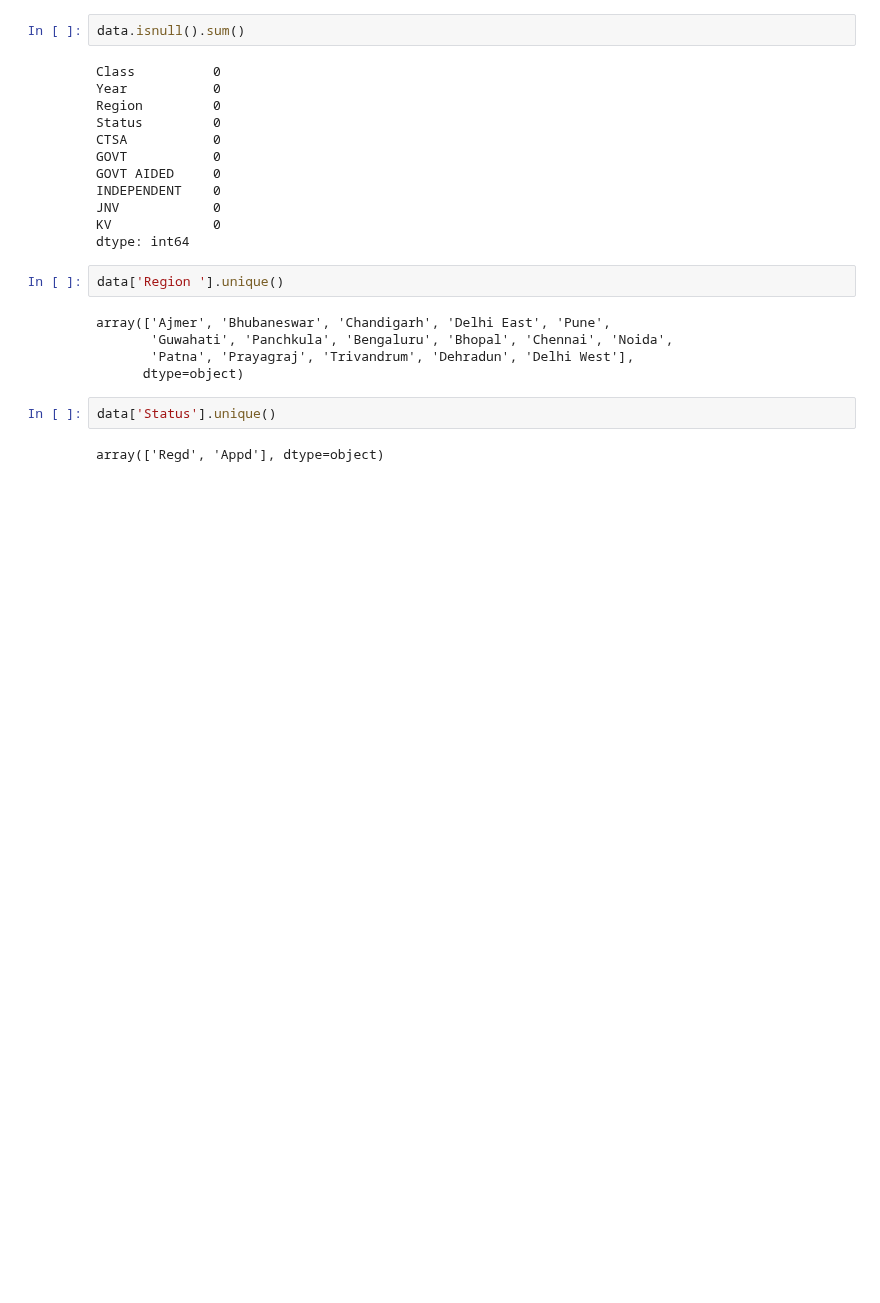
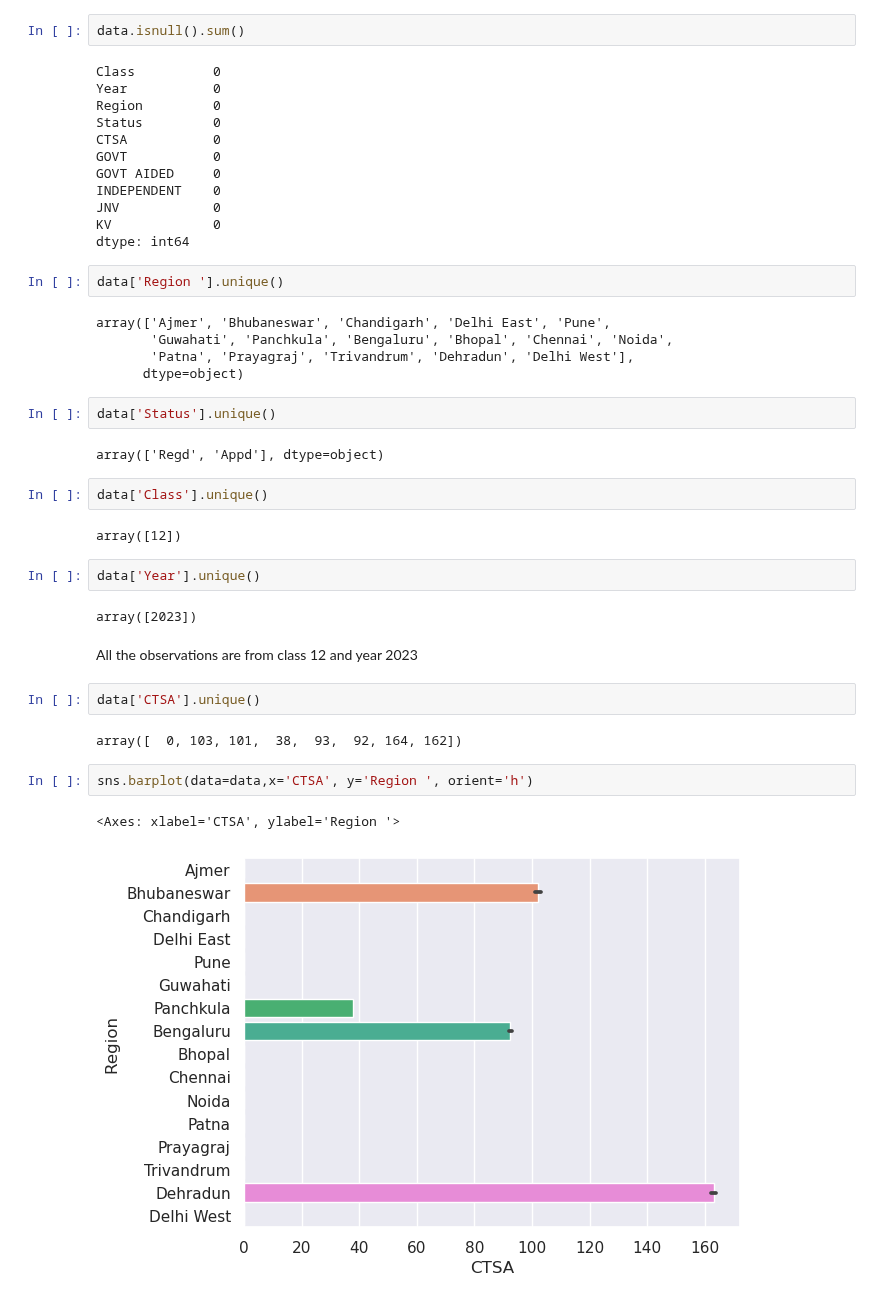
Before and after one commit to LaxmiVatsalyaDaita/Kaggle, a Jupyter notebook: cbse-results-stats.ipynb, the cells around one changed output. Drawn from its saved outputs; the diff is of its cells as text; blank space fills up the shorter version.

```diff
--- a/cbse-results-stats.ipynb
+++ b/cbse-results-stats.ipynb
@@ -80,3 +82,22 @@ array(['Ajmer', 'Bhubaneswar', 'Chandigarh', 'Delhi East', 'Pune',
 data['Status'].unique()
 # %% [output]
 array(['Regd', 'Appd'], dtype=object)
+# %%
+data['Class'].unique()
+# %% [output]
+array([12])
+# %%
+data['Year'].unique()
+# %% [output]
+array([2023])
+# %% [markdown]
+All the observations are from class 12 and year 2023
+# %%
+data['CTSA'].unique()
+# %% [output]
+array([  0, 103, 101,  38,  93,  92, 164, 162])
+# %%
+sns.barplot(data=data,x='CTSA', y='Region ', orient='h')
+# %% [output]
+<Axes: xlabel='CTSA', ylabel='Region '>
+[figure, added]
```
Also changed, not shown: parts of 6 cells of this notebook.
